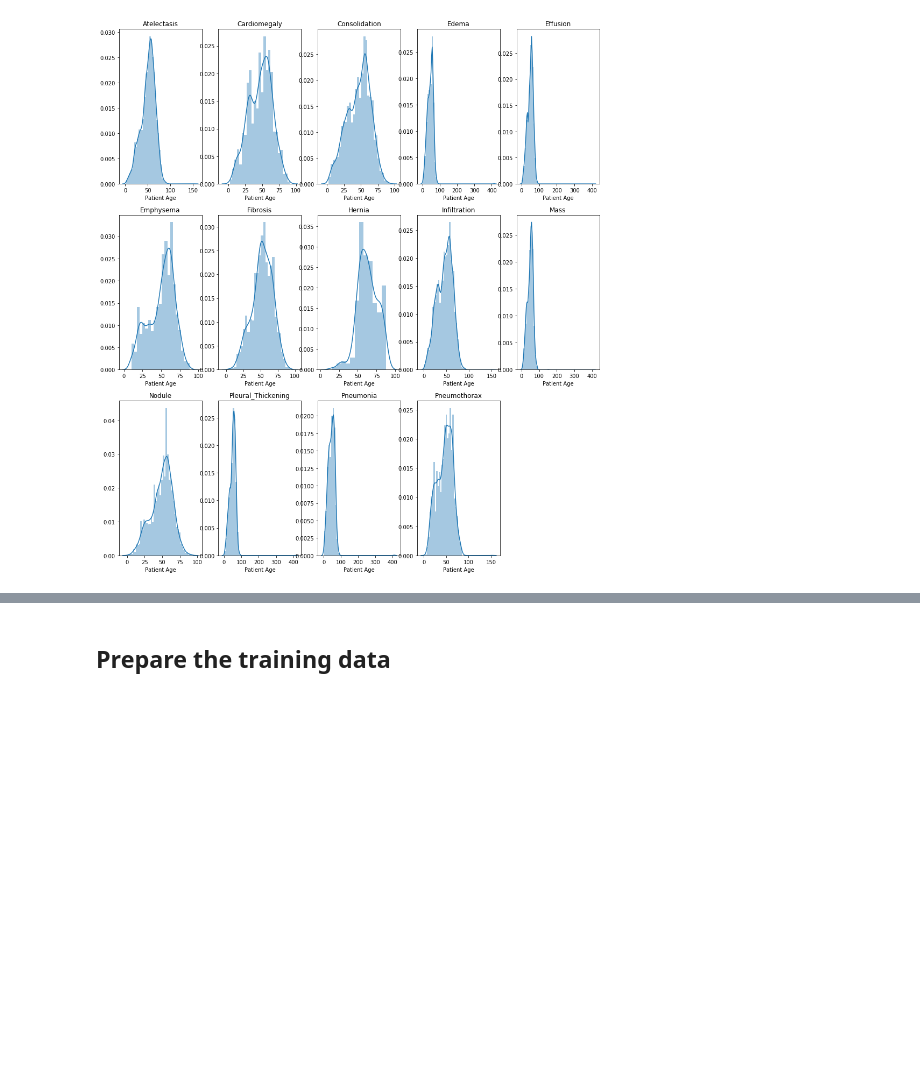
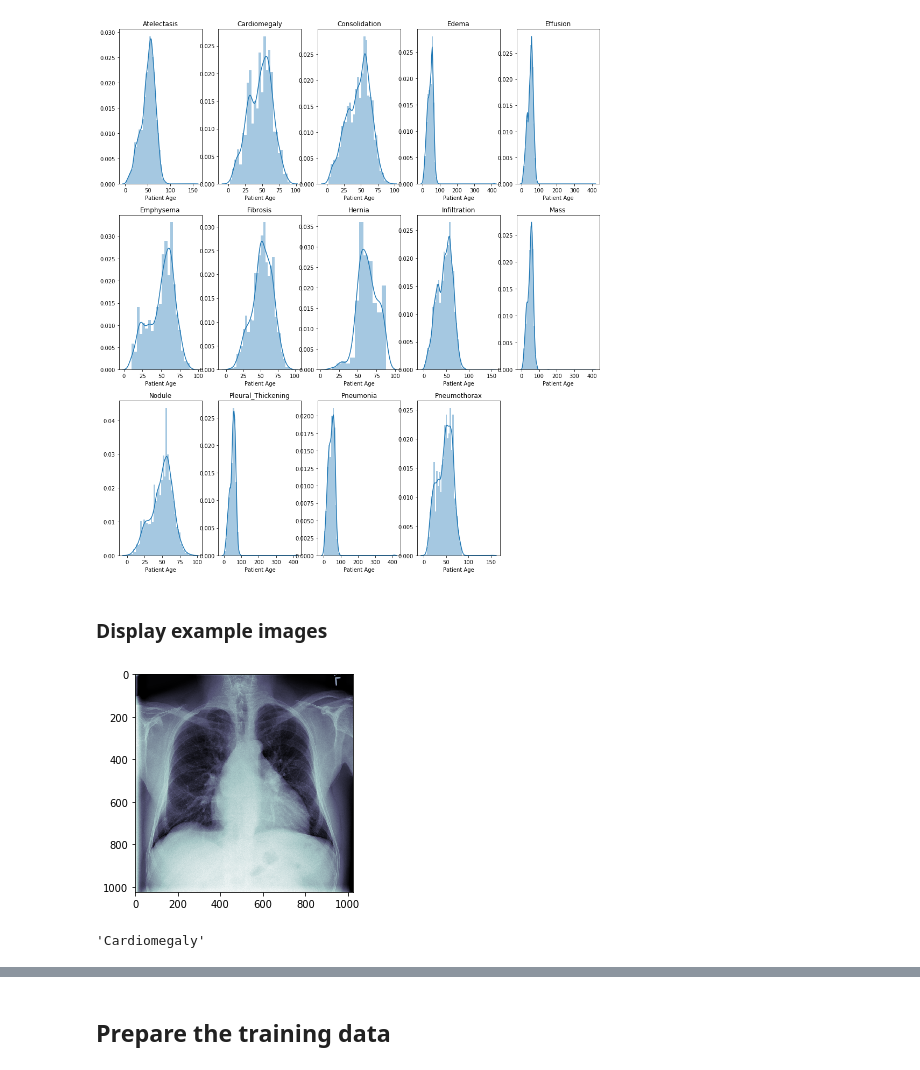
Before and after one commit to FlorianWoelki/lungcure, a Jupyter notebook: cnn_all_notebook.ipynb, the cells around one changed output, grey strips where cells are left out. Saved outputs shown, nothing was run; the diff lists cells and outputs as text; code cells hidden in the pictures; blank space fills up the shorter version.

```diff
--- a/cnn_all_notebook.ipynb
+++ b/cnn_all_notebook.ipynb
@@ -71,3 +71,20 @@ for i, column in enumerate(df[y]):
     sns.distplot(df[df[column].where(df[column] == 1.0).notnull()]['Patient Age'])
 # %% [output]
 [figure]
+# %% [markdown]
+### Display example images
+# %%
+import matplotlib.image as mpimg
+
+img = mpimg.imread('/kaggle/input/data/images_001/images/00000001_000.png')
+imgplot = plt.imshow(img, cmap='bone')
+plt.show()
+# %% [output]
+[figure, added]
+# %%
+def get_corresponding_label(image_index):
+    return y[df.loc[df['Image Index'] == image_index][y].values.argmax()]
+
+get_corresponding_label('00000001_000.png')
+# %% [output]
+'Cardiomegaly'
```
Also changed, not shown: parts of 26 cells of this notebook.
